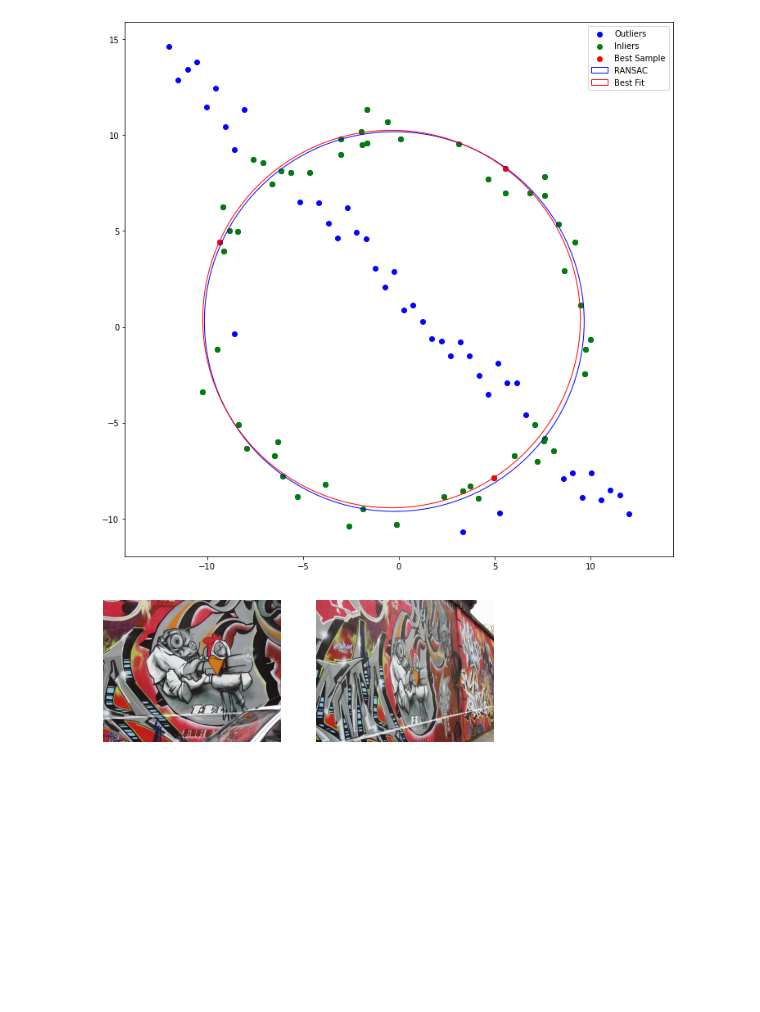
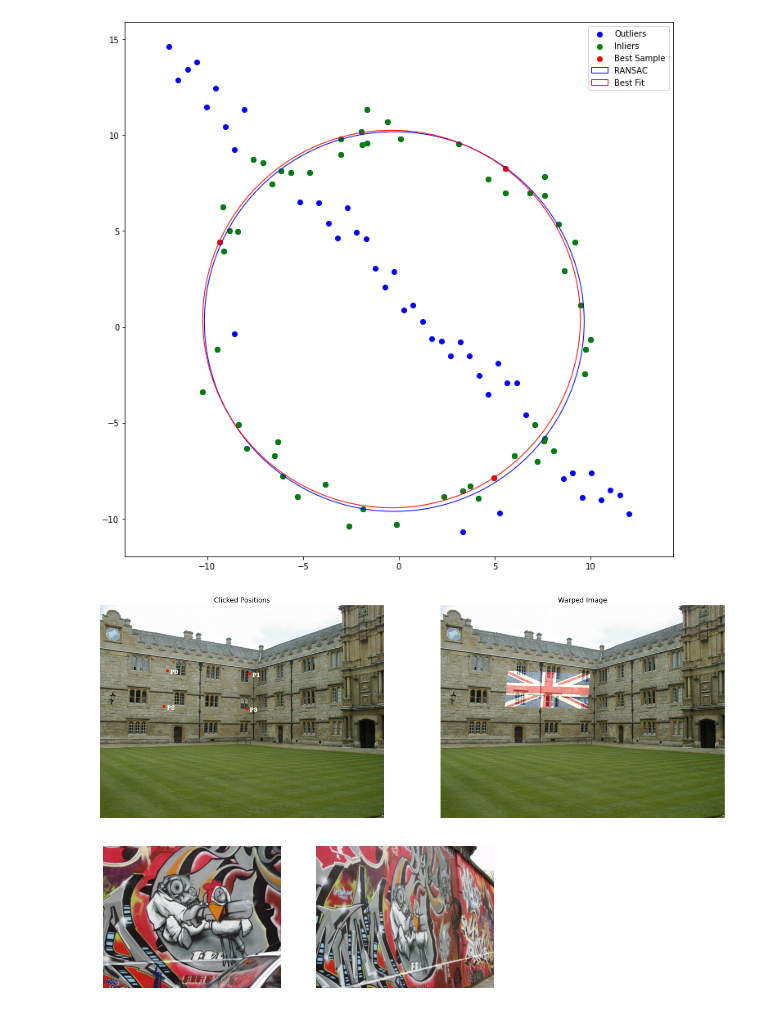
Before and after one commit to Dumindu-Bandara/en2550-fundamentals-of-image-processing-and-machine-vision, a Jupyter notebook: Assignment_2/Assignment_2.ipynb, the cells around one changed output. Cells and saved outputs as stored; diff of their text form; code cells hidden in the pictures; blank space fills up the shorter version.

Commit message:
Warping completed - Questions 2

```diff
--- a/Assignment_2/Assignment_2.ipynb
+++ b/Assignment_2/Assignment_2.ipynb
@@ -146,10 +146,57 @@ plt.show()
 -0.24067834473403132 0.27763975400689744 9.897120006315028
 [45, 19, 30]
 [figure]
-# %%
-#Question 02
-
-def click_event(event, )
+# %%
+#Question 02
+
+def click_event(event, x, y, flags, params):
+    global click_count
+    global positions
+    if event == cv.EVENT_LBUTTONDOWN and click_count < 4:
+        positions = np.vstack((positions, [x, y]))
+        font = cv.FONT_HERSHEY_COMPLEX_SMALL
+        cv.circle(img,(x,y), 5,(0,0,255),-1)
+        cv.putText(img, "P{}".format(click_count), (x+10,y+10), font, 1, (255, 255, 255), 2)
+        cv.imshow('image', img)
+        click_count += 1
+
+def calculate_homography(source, destination):
+    matches = source.shape[0]
+    A = np.empty((2*matches, 9))
+
+    for i in range(matches):
+        A[2*i]   =   [source[i][0],  source[i][1], 1, 0, 0, 0, -destination[i][0] * source[i][0], -destination[i][0] * source[i][1], -destination[i][0]]
+        A[2*i + 1] = [0, 0, 0, source[i][0], source[i][1], 1, -destination[i][1] * source[i][0], -destination[i][1] * source[i][1], -destination[i][1]]
+
+    W, V = np.linalg.eig(A.T @ A)
+    homography = V[:, np.argmin(W)]
+    return homography.reshape((3, 3))
+
+positions = np.empty((0,2))
+click_count = 0
+
+
+img = cv.imread('images/warp_images/002.jpg')
+img_1 = img.copy()
+
+cv.imshow('image', img); cv.setMouseCallback('image', click_event); cv.waitKey(0); cv.destroyAllWindows()
+uk_flag = cv.imread('images/warp_images/uk.png')
+shape = uk_flag.shape
+flag_pos = np.array([[0, 0],[shape[1]-1, 0],[0, shape[0]-1],[shape[1]-1, shape[0]-1]])
+homography = calculate_homography(flag_pos, positions)
+projected = cv.warpPerspective(uk_flag, homography, (img.shape[1], img.shape[0]))
+output = cv.addWeighted(img_1, 1, projected, 0.5, 0)
+
+fig, ax = plt.subplots(1, 2, figsize=(20, 10))
+ax[0].imshow(cv.cvtColor(img, cv.COLOR_BGR2RGB))
+ax[0].set_title("Clicked Positions")
+ax[0].axis('off')
+ax[1].imshow(cv.cvtColor(output, cv.COLOR_BGR2RGB))
+ax[1].set_title("Warped Image")
+ax[1].axis('off')
+plt.show()
+# %% [output]
+[figure, added]
 # %%
 #Question 03
 
```
